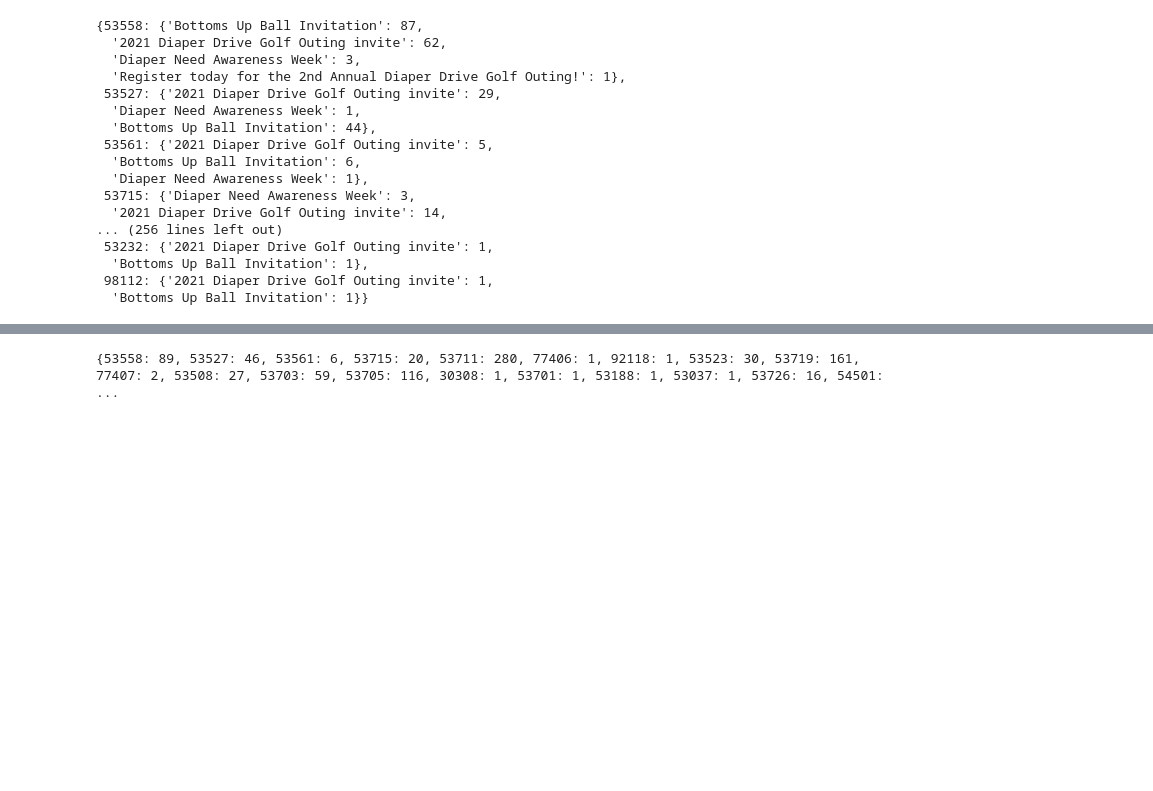
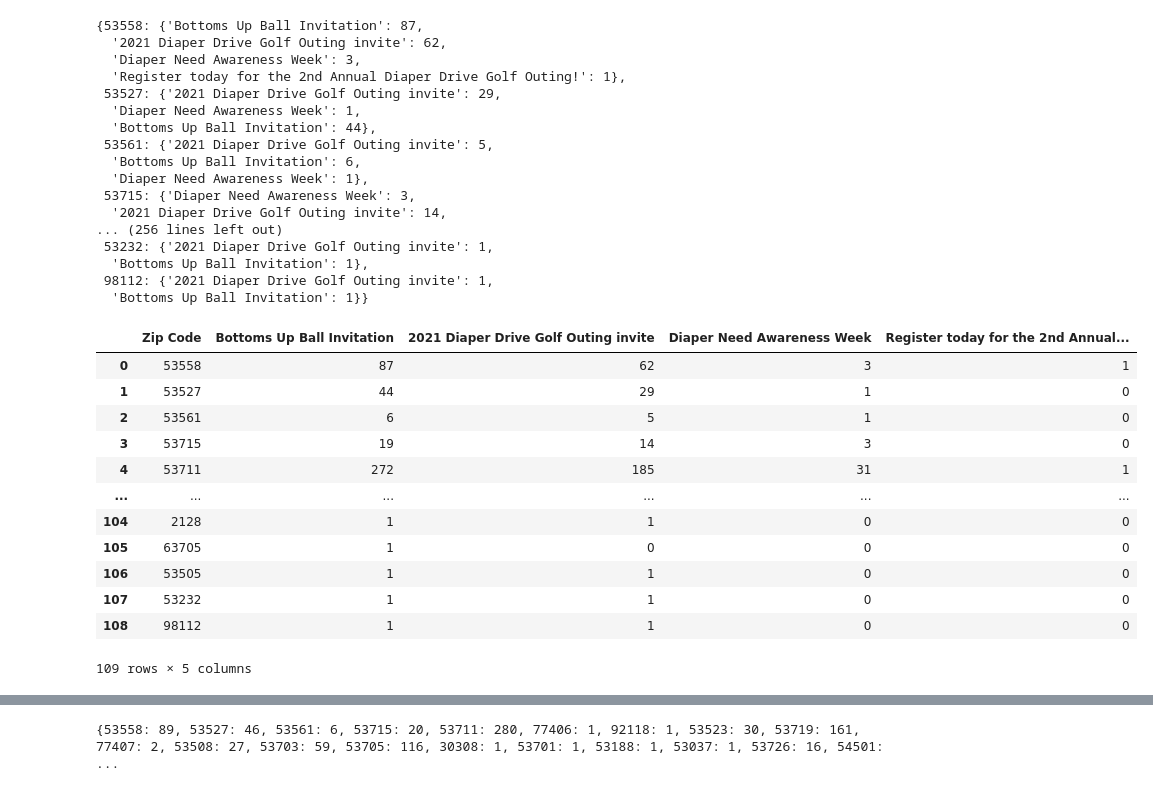
Before and after one commit to anushakabber/Donor_Segmentation_Biokind, a Jupyter notebook: Week3/Week3_Alysia/week3_alysia.ipynb, the cells around one changed output, grey strips where cells are left out. Cells and saved outputs as stored; diff of their text form; code cells hidden in the pictures; blank space fills up the shorter version.

```diff
--- a/Week3/Week3_Alysia/week3_alysia.ipynb
+++ b/Week3/Week3_Alysia/week3_alysia.ipynb
@@ -53,11 +53,26 @@ campaign_zip
 # %%
 df_campaign_zip = pd.DataFrame.from_dict(campaign_zip, orient='index').fillna(0).astype(int)
 
 # Reset index to make Zip Code a column
 df_campaign_zip = df_campaign_zip.reset_index().rename(columns={"index": "Zip Code"})
 
 # Save the DataFrame to a CSV file
 df_campaign_zip.to_csv('campaign_zip.csv', index=False)
+df_campaign_zip
+# %% [output]
+|  | Zip Code | Bottoms Up Ball Invitation | 2021 Diaper Drive Golf Outing invite | Diaper Need Awareness Week | Register today for the 2nd Annual... |
+| 0 | 53558 | 87 | 62 | 3 | 1 |
+| 1 | 53527 | 44 | 29 | 1 | 0 |
+| 2 | 53561 | 6 | 5 | 1 | 0 |
+| 3 | 53715 | 19 | 14 | 3 | 0 |
+| 4 | 53711 | 272 | 185 | 31 | 1 |
+| ... | ... | ... | ... | ... | ... |
+| 104 | 2128 | 1 | 1 | 0 | 0 |
+| 105 | 63705 | 1 | 0 | 0 | 0 |
+| 106 | 53505 | 1 | 1 | 0 | 0 |
+| 107 | 53232 | 1 | 1 | 0 | 0 |
+| 108 | 98112 | 1 | 1 | 0 | 0 |
+109 rows × 5 columns
 # %%
 df_campaign_zip.describe()
 # %% [output]
```
Also changed, not shown: parts of 1 cell of this notebook, 1 other file.
